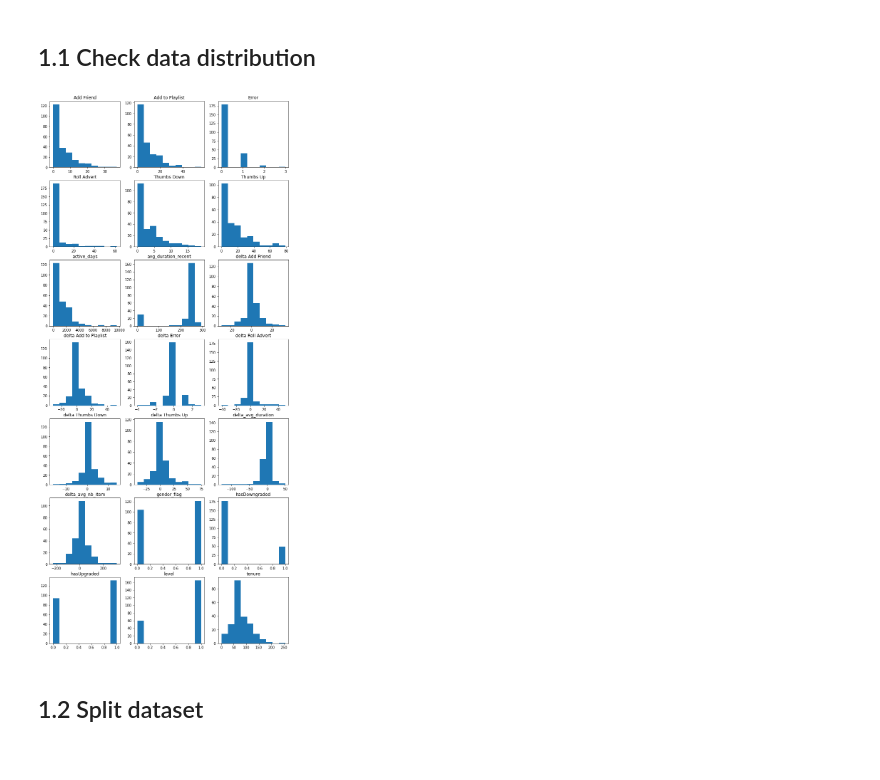
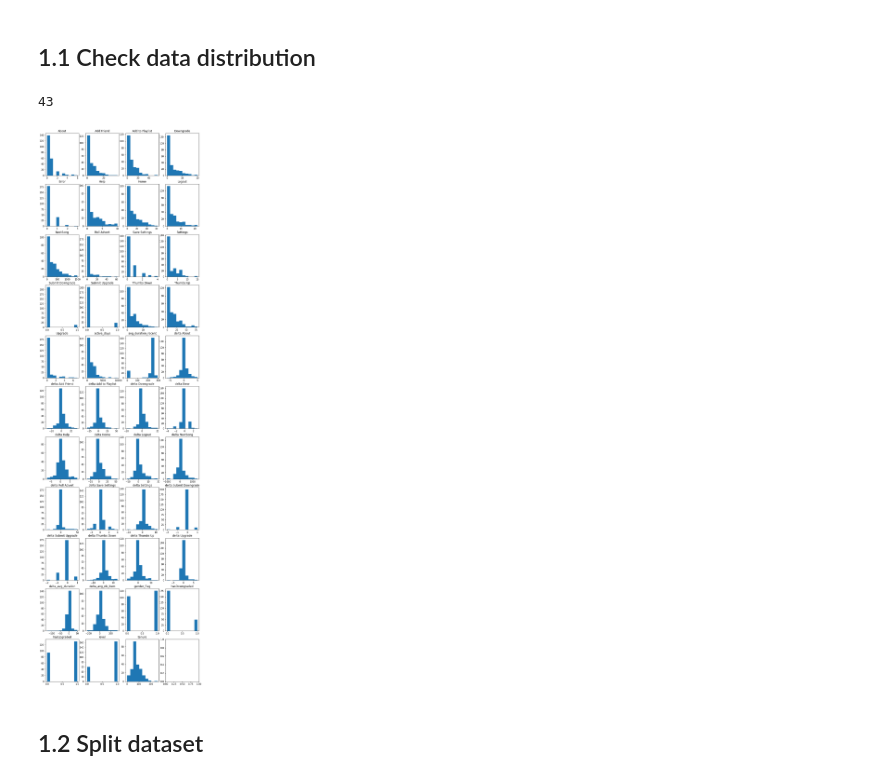
Before and after one commit to petitepepper/Sparkifty_User-Churn-Alert, a Jupyter notebook: 2_Modeling.ipynb, the cells around one changed output. Saved outputs shown, nothing was run; the diff lists cells and outputs as text; code cells hidden in the pictures.

```diff
--- a/2_Modeling.ipynb
+++ b/2_Modeling.ipynb
@@ -77,27 +77,33 @@ root
 # get feature names
 feature_names = df.drop("Churn").columns
 feature_nb = len(feature_names)
+
+feature_nb
+# %% [output]
+43
 # %%
+import math
+
 # plot the distribution of each feature
-n_per_row = 3
-n_rows = int(feature_nb/n_per_row)
+n_per_row = 4
+n_rows = math.ceil(feature_nb/n_per_row)
 
 def get_fig_position(i,n_per_row):
     row = i/n_per_row
     col = i%n_per_row
     return int(row),int(col)
 
 # plot hist
-fig,ax = plt.subplots(n_rows,n_per_row,figsize=[12,28])
+fig,ax = plt.subplots(n_rows,n_per_row,figsize=[12,44])
 for i,name in enumerate(feature_names):
     ix,iy = get_fig_position(i,n_per_row)
     axes = ax[ix][iy]
     feature = df.select(name).toPandas()
     axes.set_title(name)
     axes.hist(feature)
 plt.show()
 # %% [output]
-[figure, old version]
+[figure, new version]
 # %% [markdown]
 ## 1.2 Split dataset
 # %%
```
Also changed, not shown: parts of 12 cells of this notebook, 21 other files.
